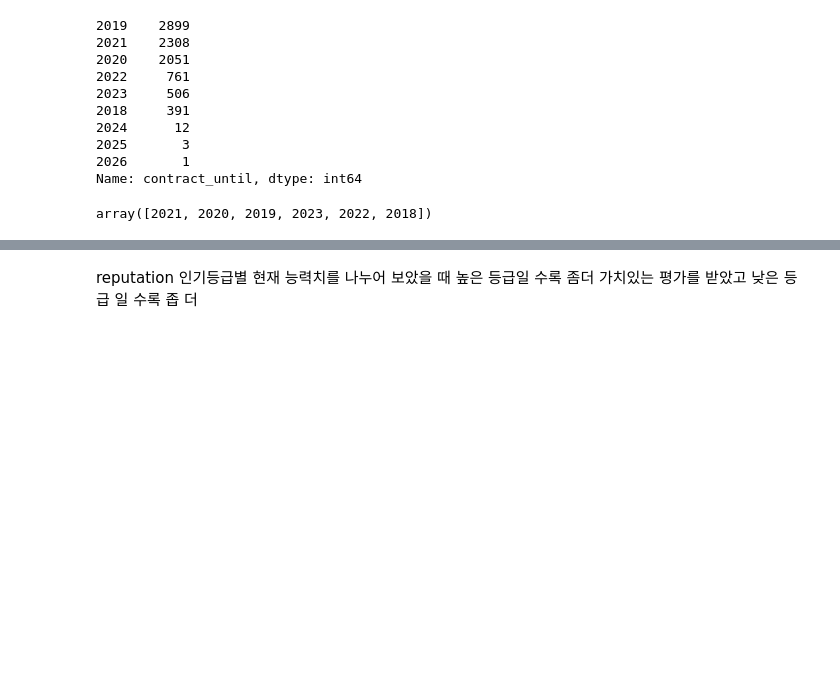
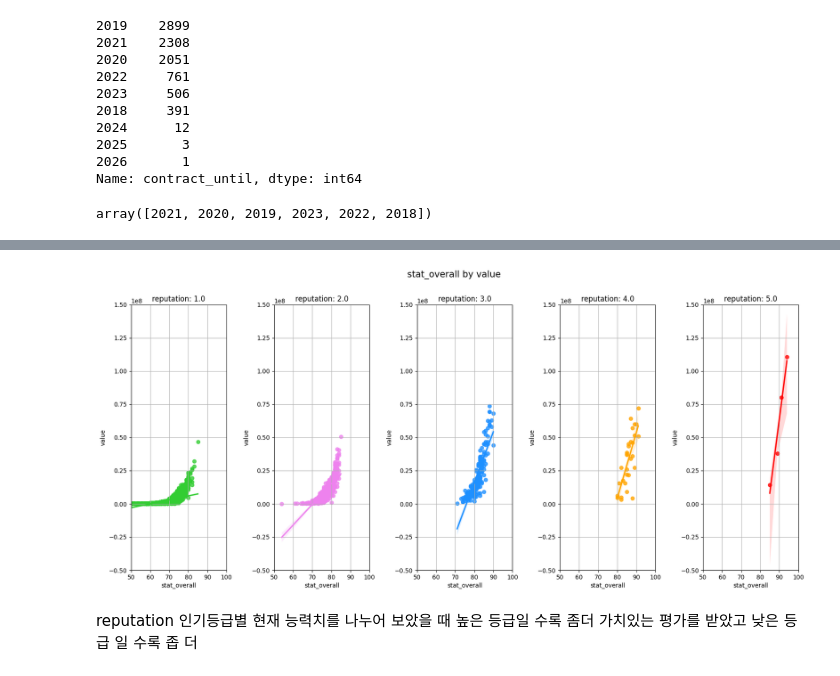
Before and after one commit to DataAnalysis-python/soccer-FIFA, a Jupyter notebook: 파이썬데이터분석_이적료분석.ipynb, the cells around one changed output, grey strips where cells are left out. Saved outputs shown, nothing was run; the diff lists cells and outputs as text; code cells hidden in the pictures; blank space fills up the shorter version.

```diff
--- a/파이썬데이터분석_이적료분석.ipynb
+++ b/파이썬데이터분석_이적료분석.ipynb
@@ -245,2 +308,6 @@ for i,y in enumerate(key):
+# %%
+flatten_cols('stat_overall by value','stat_overall')
+# %% [output]
+[figure, added]
 # %% [markdown]
 reputation 인기등급별 현재 능력치를 나누어 보았을 때 높은 등급일 수록 좀더 가치있는 평가를 받았고 낮은 등급 일 수록 좁 더
```
Also changed, not shown: parts of 23 cells of this notebook.
